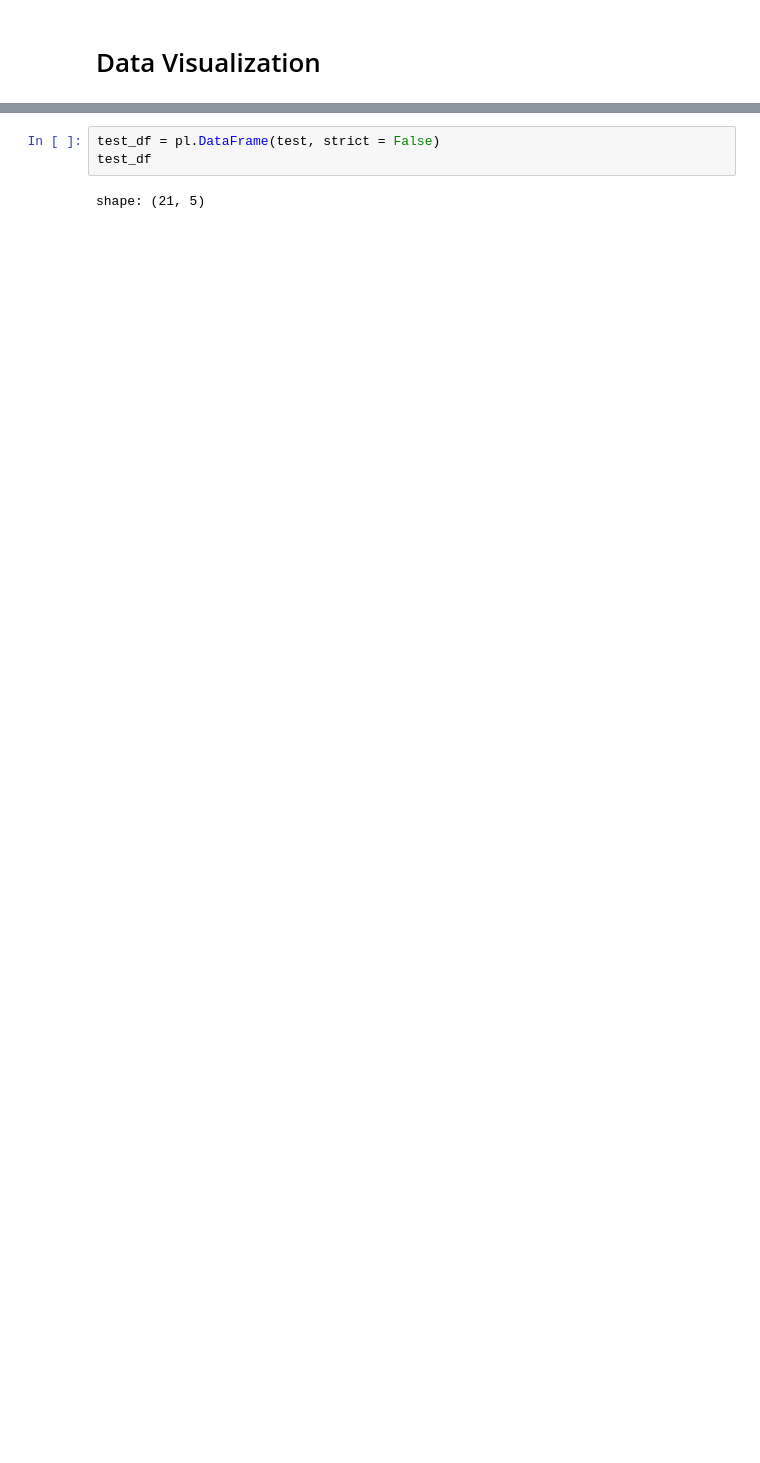
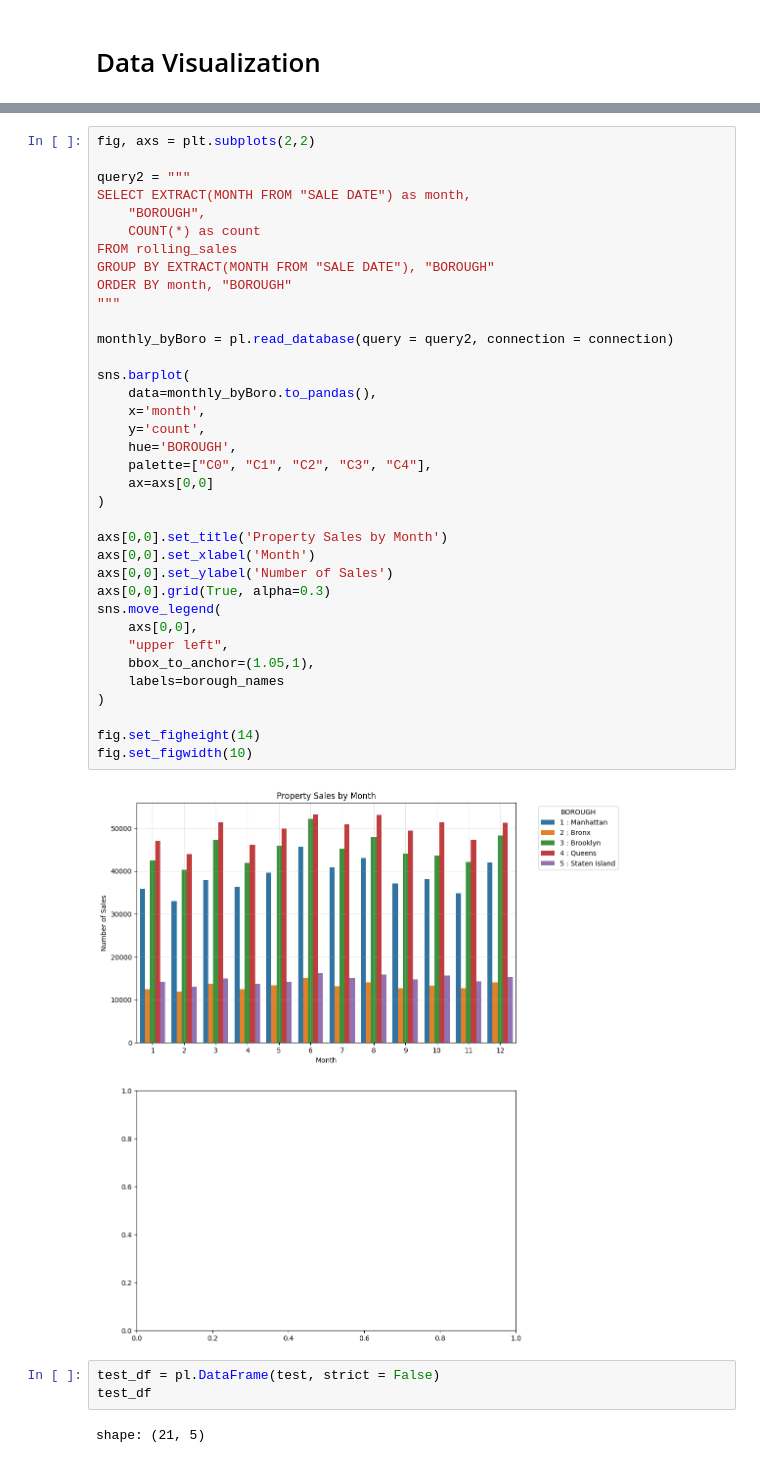
Before and after one commit to GuhGonk/NYC-Rolling-Sales, a Jupyter notebook: main.ipynb, the cells around one changed output, grey strips where cells are left out. Drawn from its saved outputs; the diff is of its cells as text; blank space fills up the shorter version.

```diff
--- a/main.ipynb
+++ b/main.ipynb
@@ -102,3 +158,41 @@ shape: (21,)
+# %%
+fig, axs = plt.subplots(2,2)
+
+query2 = """
+SELECT EXTRACT(MONTH FROM "SALE DATE") as month,
+    "BOROUGH",
+    COUNT(*) as count
+FROM rolling_sales
+GROUP BY EXTRACT(MONTH FROM "SALE DATE"), "BOROUGH"
+ORDER BY month, "BOROUGH"
+"""
+
+monthly_byBoro = pl.read_database(query = query2, connection = connection)
+
+sns.barplot(
+    data=monthly_byBoro.to_pandas(),
+    x='month',
+    y='count',
+    hue='BOROUGH',
+    palette=["C0", "C1", "C2", "C3", "C4"],
+    ax=axs[0,0]
+)
+
+axs[0,0].set_title('Property Sales by Month')
+axs[0,0].set_xlabel('Month')
+axs[0,0].set_ylabel('Number of Sales')
+axs[0,0].grid(True, alpha=0.3)
+sns.move_legend(
+    axs[0,0],
+    "upper left",
+    bbox_to_anchor=(1.05,1),
+    labels=borough_names
+)
+
+fig.set_figheight(14)
+fig.set_figwidth(10)
+# %% [output]
+[figure, added]
 # %%
 test_df = pl.DataFrame(test, strict = False)
 test_df
```
Also changed, not shown: parts of 6 cells of this notebook, 1 other file.
